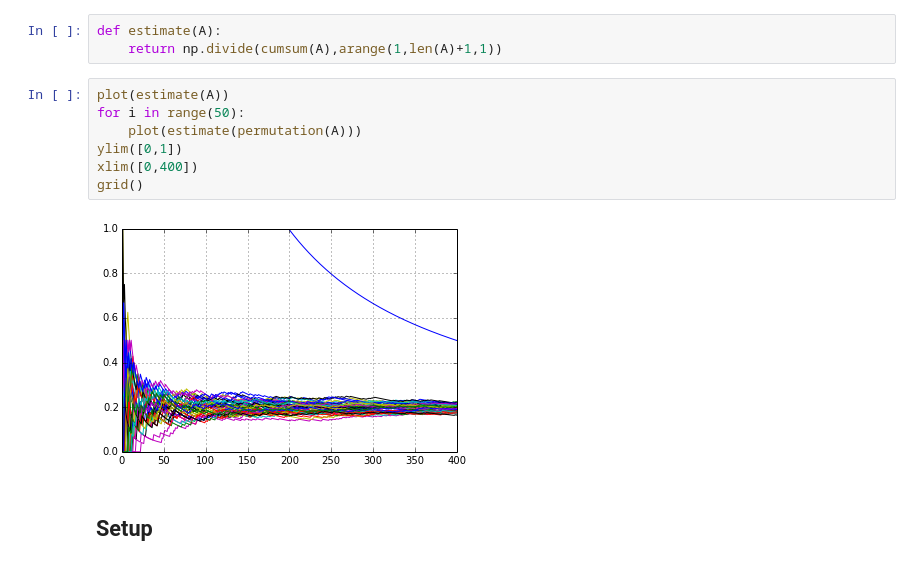
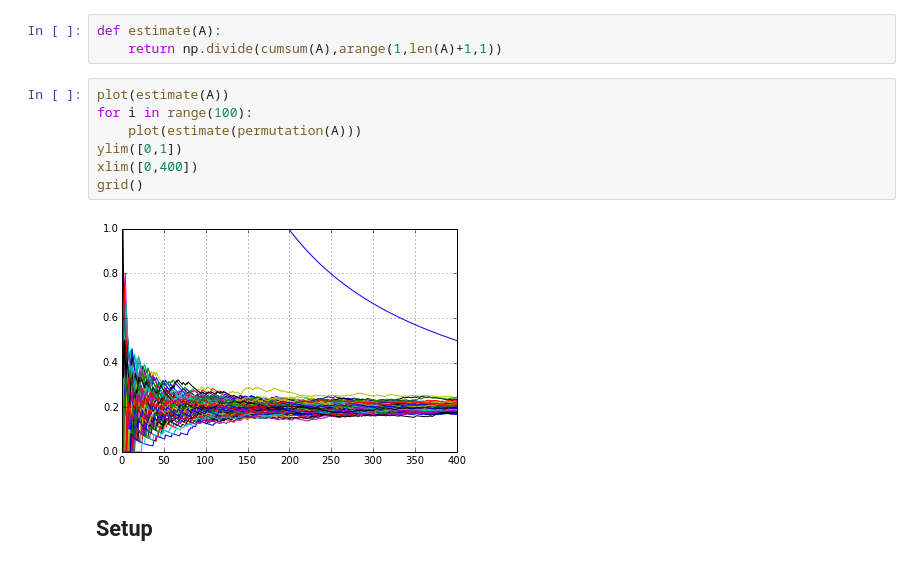
Before and after one commit to yoavfreund/UCSD_BigData, a Jupyter notebook: notebooks/sorting/Bounds.ipynb, the cells around one changed output. Drawn from its saved outputs; the diff is of its cells as text.

```diff
--- a/notebooks/sorting/Bounds.ipynb
+++ b/notebooks/sorting/Bounds.ipynb
@@ -14,13 +14,13 @@ def estimate(A):
     return np.divide(cumsum(A),arange(1,len(A)+1,1))
 # %%
 plot(estimate(A))
-for i in range(50):
+for i in range(100):
     plot(estimate(permutation(A)))
 ylim([0,1])
 xlim([0,400])
 grid()
 # %% [output]
-[figure, old version]
+[figure, new version]
 # %% [markdown]
 ## Setup
 # %% [markdown]
```
Also changed, not shown: parts of 11 cells of this notebook, 2 other files.
